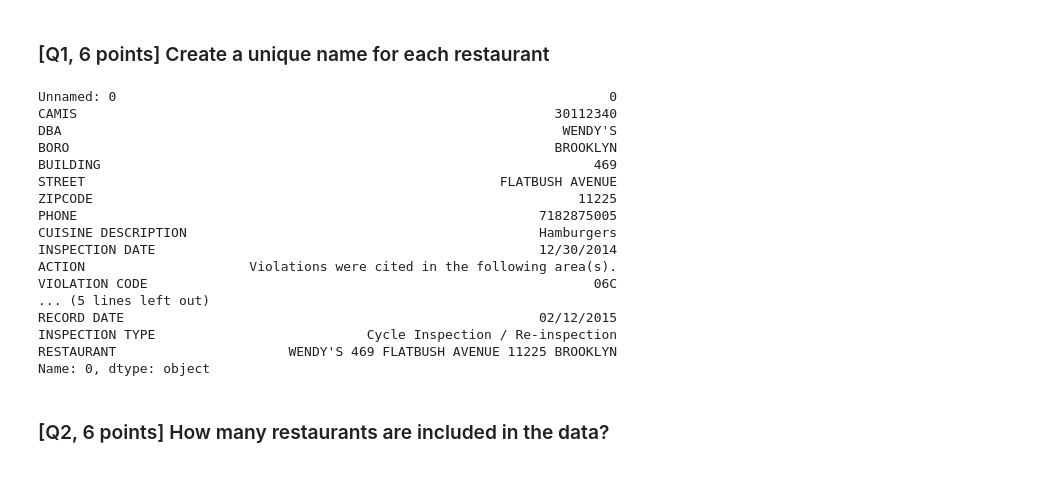
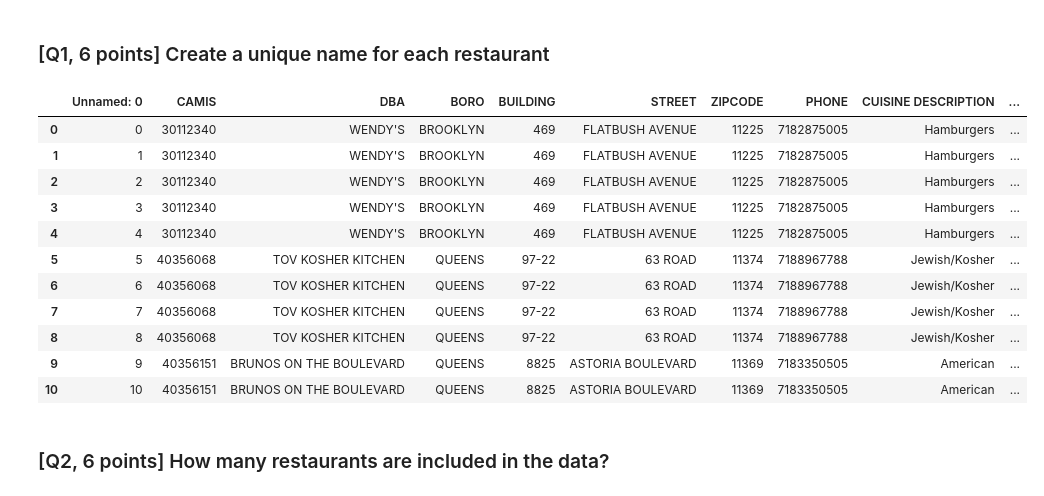
Before and after one commit to averyshepherd/MISs381N-hw2, a Jupyter notebook: HW2.ipynb, the cells around one changed output. Saved outputs shown, nothing was run; the diff lists cells and outputs as text; code cells hidden in the pictures.

```diff
--- a/HW2.ipynb
+++ b/HW2.ipynb
@@ -32,25 +32,20 @@ Name: 0, dtype: object
 ### [Q1, 6 points] Create a unique name for each restaurant
 # %%
 df['RESTAURANT'] = df['DBA']+ ' ' + df['BUILDING']+ ' ' + df['STREET']+ ' ' + df['ZIPCODE']+ ' ' + df['BORO']
-df.loc[0]
+df.loc[:10]
 # %% [output]
-Unnamed: 0                                                               0
-CAMIS                                                             30112340
-DBA                                                                WENDY'S
-BORO                                                              BROOKLYN
-BUILDING                                                               469
-STREET                                                     FLATBUSH AVENUE
-ZIPCODE                                                              11225
-PHONE                                                           7182875005
-CUISINE DESCRIPTION                                             Hamburgers
-INSPECTION DATE                                                 12/30/2014
-ACTION                     Violations were cited in the following area(s).
-VIOLATION CODE                                                         06C
-... (5 lines left out)
-RECORD DATE                                                     02/12/2015
-INSPECTION TYPE                           Cycle Inspection / Re-inspection
-RESTAURANT                      WENDY'S 469 FLATBUSH AVENUE 11225 BROOKLYN
-Name: 0, dtype: object
+|  | Unnamed: 0 | CAMIS | DBA | BORO | BUILDING | STREET | ZIPCODE | PHONE | CUISINE DESCRIPTION | ... |
+| 0 | 0 | 30112340 | WENDY'S | BROOKLYN | 469 | FLATBUSH AVENUE | 11225 | 7182875005 | Hamburgers | ... |
+| 1 | 1 | 30112340 | WENDY'S | BROOKLYN | 469 | FLATBUSH AVENUE | 11225 | 7182875005 | Hamburgers | ... |
+| 2 | 2 | 30112340 | WENDY'S | BROOKLYN | 469 | FLATBUSH AVENUE | 11225 | 7182875005 | Hamburgers | ... |
+| 3 | 3 | 30112340 | WENDY'S | BROOKLYN | 469 | FLATBUSH AVENUE | 11225 | 7182875005 | Hamburgers | ... |
+| 4 | 4 | 30112340 | WENDY'S | BROOKLYN | 469 | FLATBUSH AVENUE | 11225 | 7182875005 | Hamburgers | ... |
+| 5 | 5 | 40356068 | TOV KOSHER KITCHEN | QUEENS | 97-22 | 63 ROAD | 11374 | 7188967788 | Jewish/Kosher | ... |
+| 6 | 6 | 40356068 | TOV KOSHER KITCHEN | QUEENS | 97-22 | 63 ROAD | 11374 | 7188967788 | Jewish/Kosher | ... |
+| 7 | 7 | 40356068 | TOV KOSHER KITCHEN | QUEENS | 97-22 | 63 ROAD | 11374 | 7188967788 | Jewish/Kosher | ... |
+| 8 | 8 | 40356068 | TOV KOSHER KITCHEN | QUEENS | 97-22 | 63 ROAD | 11374 | 7188967788 | Jewish/Kosher | ... |
+| 9 | 9 | 40356151 | BRUNOS ON THE BOULEVARD | QUEENS | 8825 | ASTORIA BOULEVARD | 11369 | 7183350505 | American | ... |
+| 10 | 10 | 40356151 | BRUNOS ON THE BOULEVARD | QUEENS | 8825 | ASTORIA BOULEVARD | 11369 | 7183350505 | American | ... |
 # %% [markdown]
 ### [Q2, 6 points] How many restaurants are included in the data?
 # %%
```
Also changed, not shown: parts of 2 cells of this notebook.
